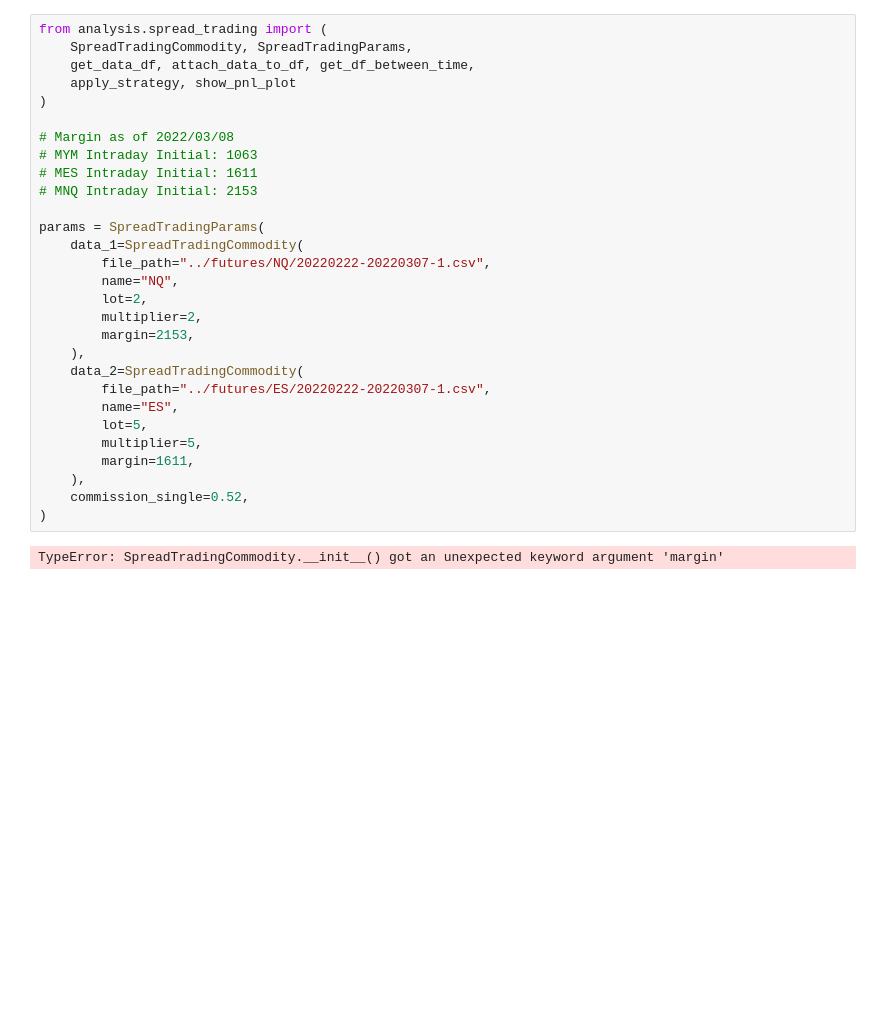
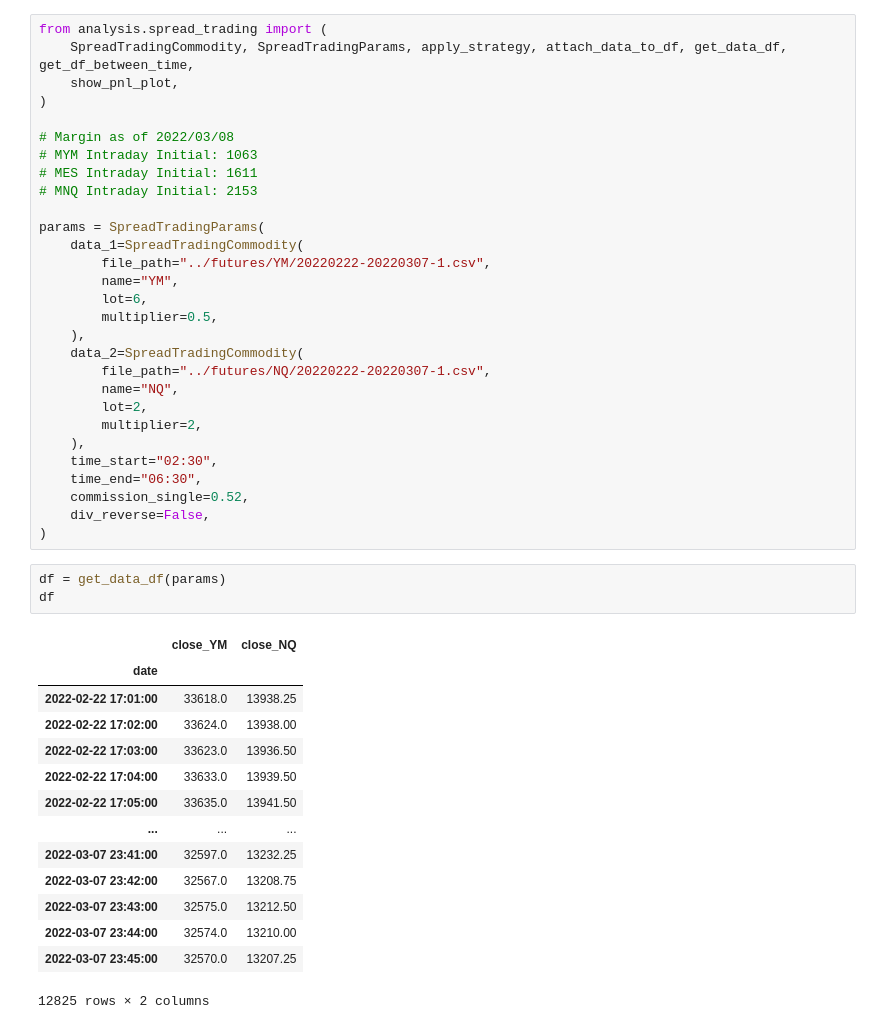
Before and after one commit to RaenonX-Finance/rx-trade-ib, a Jupyter notebook: archive/notebooks/backtest_spread.ipynb, the cells around one changed output. Drawn from its saved outputs; the diff is of its cells as text; blank space fills up the shorter version.

```diff
--- a/archive/notebooks/backtest_spread.ipynb
+++ b/archive/notebooks/backtest_spread.ipynb
@@ -1,8 +1,7 @@
 # %%
 from analysis.spread_trading import (
-    SpreadTradingCommodity, SpreadTradingParams,
-    get_data_df, attach_data_to_df, get_df_between_time,
-    apply_strategy, show_pnl_plot
+    SpreadTradingCommodity, SpreadTradingParams, apply_strategy, attach_data_to_df, get_data_df, get_df_between_time,
+    show_pnl_plot,
 )
 
 # Margin as of 2022/03/08
@@ -12,20 +11,37 @@ from analysis.spread_trading import (
 
 params = SpreadTradingParams(
     data_1=SpreadTradingCommodity(
+        file_path="../futures/YM/20220222-20220307-1.csv",
+        name="YM",
+        lot=6,
+        multiplier=0.5,
+    ),
+    data_2=SpreadTradingCommodity(
         file_path="../futures/NQ/20220222-20220307-1.csv",
         name="NQ",
         lot=2,
         multiplier=2,
-        margin=2153,
     ),
-    data_2=SpreadTradingCommodity(
-        file_path="../futures/ES/20220222-20220307-1.csv",
-        name="ES",
-        lot=5,
-        multiplier=5,
-        margin=1611,
-    ),
+    time_start="02:30",
+    time_end="06:30",
     commission_single=0.52,
+    div_reverse=False,
 )
-# %% [output]
-TypeError: SpreadTradingCommodity.__init__() got an unexpected keyword argument 'margin'
+# %%
+df = get_data_df(params)
+df
+# %% [output]
+|  | close_YM | close_NQ |
+| date |  |  |
+| 2022-02-22 17:01:00 | 33618.0 | 13938.25 |
+| 2022-02-22 17:02:00 | 33624.0 | 13938.00 |
+| 2022-02-22 17:03:00 | 33623.0 | 13936.50 |
+| 2022-02-22 17:04:00 | 33633.0 | 13939.50 |
+| 2022-02-22 17:05:00 | 33635.0 | 13941.50 |
+| ... | ... | ... |
+| 2022-03-07 23:41:00 | 32597.0 | 13232.25 |
+| 2022-03-07 23:42:00 | 32567.0 | 13208.75 |
+| 2022-03-07 23:43:00 | 32575.0 | 13212.50 |
+| 2022-03-07 23:44:00 | 32574.0 | 13210.00 |
+| 2022-03-07 23:45:00 | 32570.0 | 13207.25 |
+12825 rows × 2 columns
```
Also changed, not shown: parts of 3 cells of this notebook, 1 other file.
